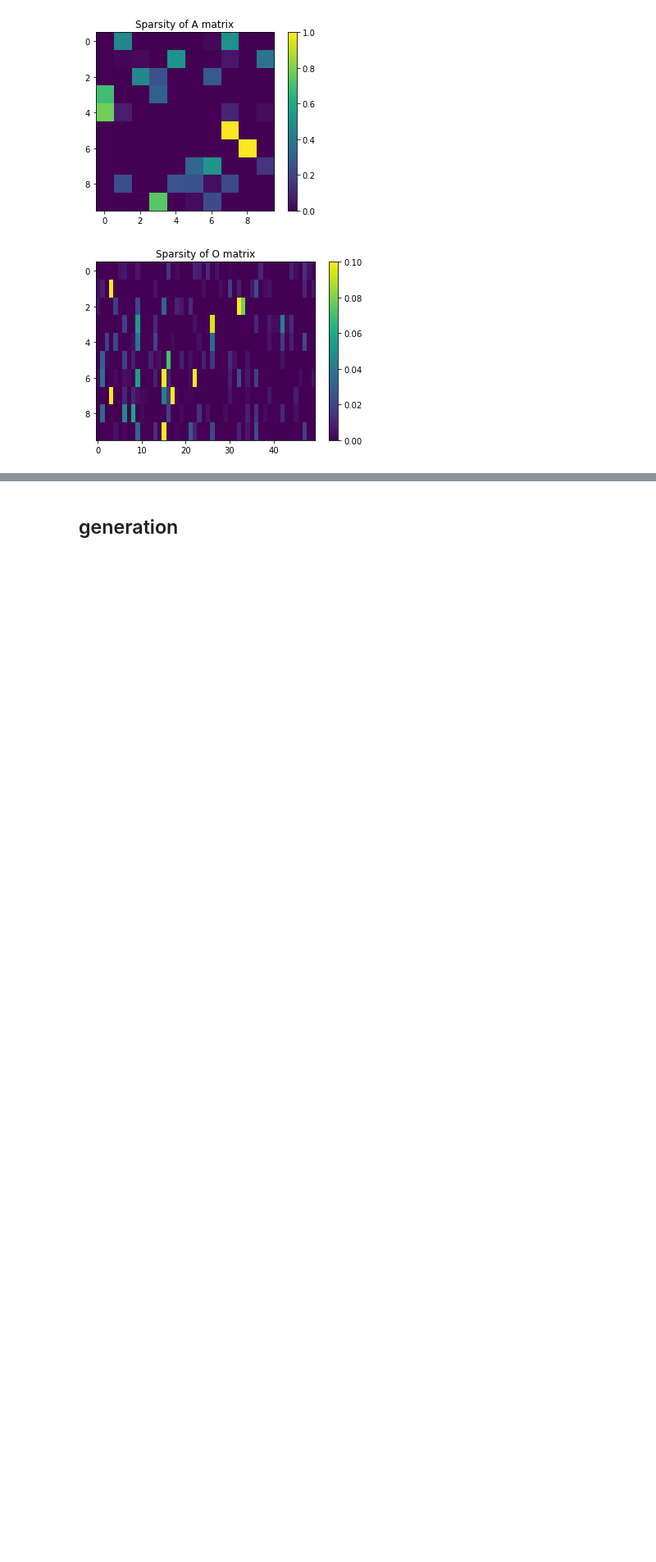
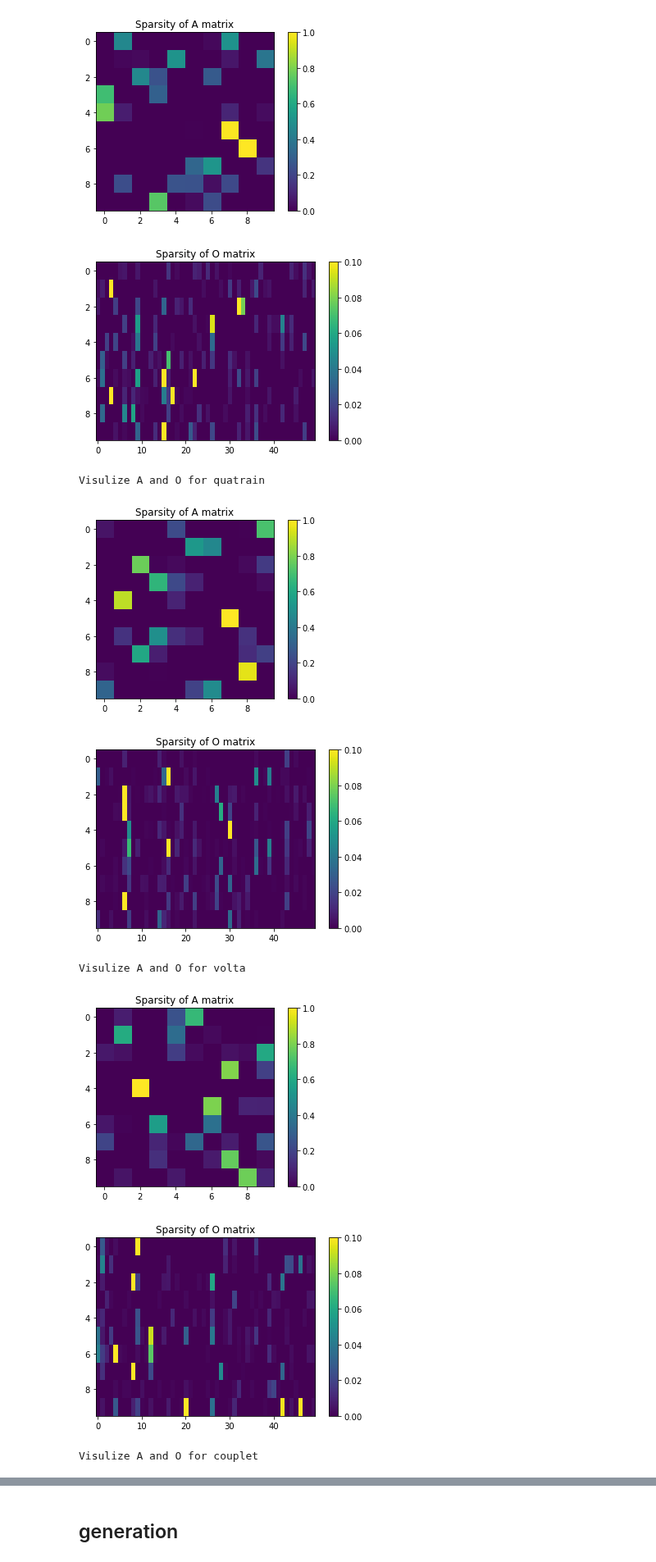
Before and after one commit to francescazfl/pandas, a Jupyter notebook: project3/hmm_splitwpunch_fzl.ipynb, the cells around one changed output, grey strips where cells are left out. Shown at 82% size. Saved outputs shown, nothing was run; the diff lists cells and outputs as text; code cells hidden in the pictures; blank space fills up the shorter version.

```diff
--- a/project3/hmm_splitwpunch_fzl.ipynb
+++ b/project3/hmm_splitwpunch_fzl.ipynb
@@ -1260,3 +1260,13 @@ Visulize A and O for volta
 Visulize A and O for couplet
 [figure]
 [figure]
+# %%
+vis_hmm_dict(hmm10_1000_dict)
+# %% [output]
+Visulize A and O for quatrain
+[figure, added]
+[figure, added]
+Visulize A and O for volta
+[figure, added]
+[figure, added]
+Visulize A and O for couplet
```
Also changed, not shown: parts of 2 cells of this notebook.
